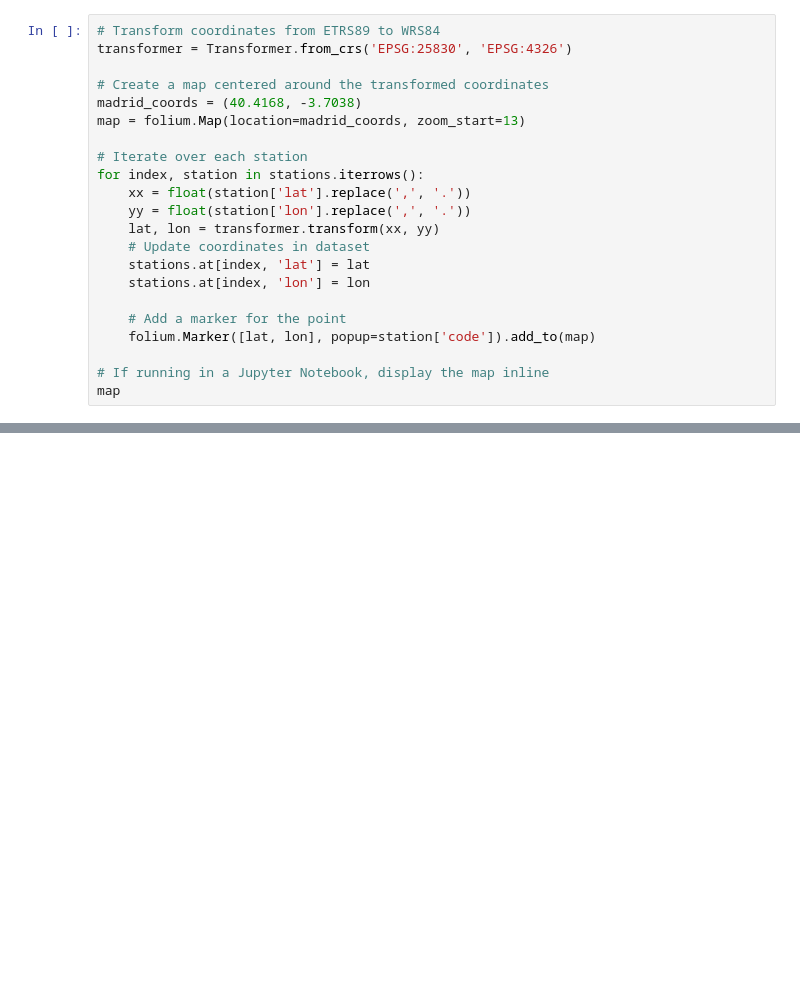
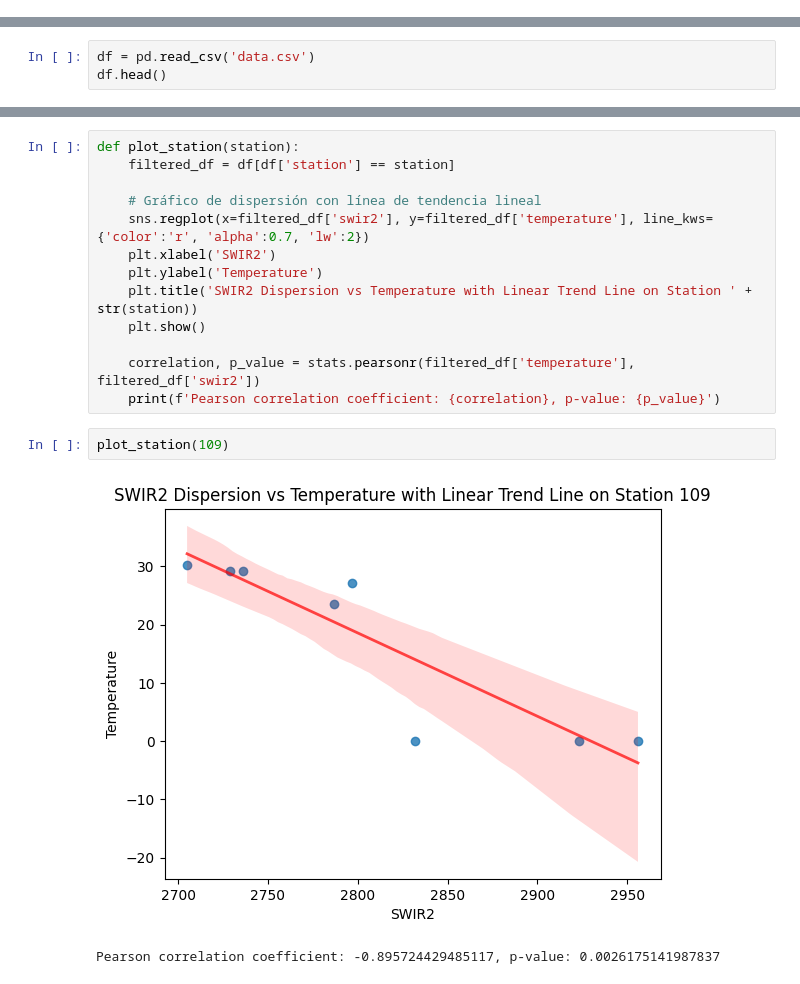
Before and after one commit to ayubero/uhi, a Jupyter notebook: madrid/analysis.ipynb, the cells around one changed output, grey strips where cells are left out. Drawn from its saved outputs; the diff is of its cells as text; blank space fills up the shorter version.

Commit message:
Madrid downscaling

```diff
--- a/madrid/analysis.ipynb
+++ b/madrid/analysis.ipynb
@@ -103,22 +0,0 @@ from pyproj import Transformer
-# %%
-# Transform coordinates from ETRS89 to WRS84
-transformer = Transformer.from_crs('EPSG:25830', 'EPSG:4326')
-
-# Create a map centered around the transformed coordinates
-madrid_coords = (40.4168, -3.7038)
-map = folium.Map(location=madrid_coords, zoom_start=13)
-
-# Iterate over each station
-for index, station in stations.iterrows():
-    xx = float(station['lat'].replace(',', '.'))
-    yy = float(station['lon'].replace(',', '.'))
-    lat, lon = transformer.transform(xx, yy)
-    # Update coordinates in dataset
-    stations.at[index, 'lat'] = lat
-    stations.at[index, 'lon'] = lon
-
-    # Add a marker for the point
-    folium.Marker([lat, lon], popup=station['code']).add_to(map)
-
-# If running in a Jupyter Notebook, display the map inline
-map
@@ -416,0 +4,3 @@ plt.show()'''
+# %%
+df = pd.read_csv('data.csv')
+df.head()
@@ -416,0 +60,18 @@ plt.show()'''
+# %%
+def plot_station(station):
+    filtered_df = df[df['station'] == station]
+
+    # Gráfico de dispersión con línea de tendencia lineal
+    sns.regplot(x=filtered_df['swir2'], y=filtered_df['temperature'], line_kws={'color':'r', 'alpha':0.7, 'lw':2})
+    plt.xlabel('SWIR2')
+    plt.ylabel('Temperature')
+    plt.title('SWIR2 Dispersion vs Temperature with Linear Trend Line on Station ' + str(station))
+    plt.show()
+
+    correlation, p_value = stats.pearsonr(filtered_df['temperature'], filtered_df['swir2'])
+    print(f'Pearson correlation coefficient: {correlation}, p-value: {p_value}')
+# %%
+plot_station(109)
+# %% [output]
+[figure, added]
+Pearson correlation coefficient: -0.895724429485117, p-value: 0.0026175141987837
```
Also changed, not shown: parts of 65 cells of this notebook, 24 other files.
